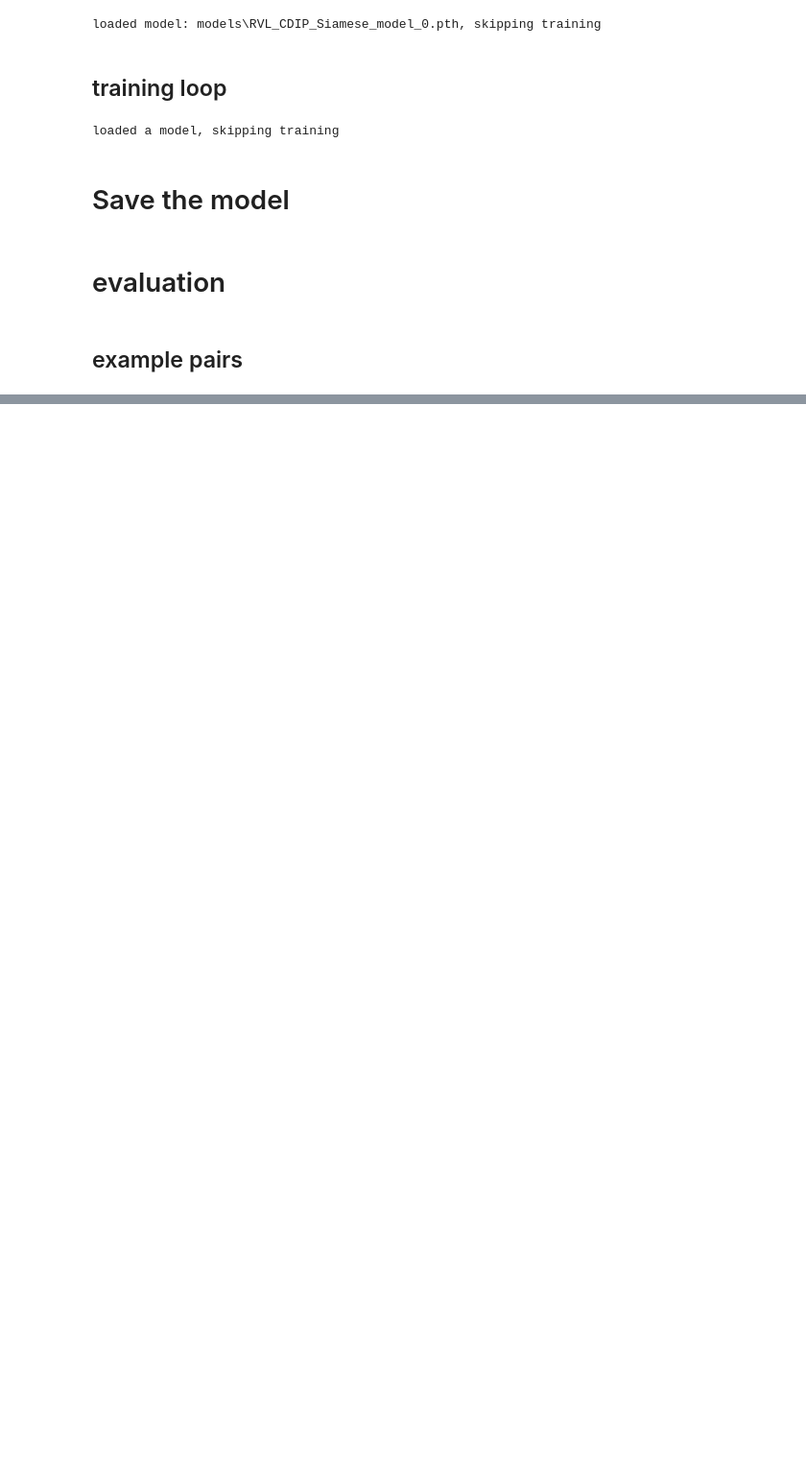
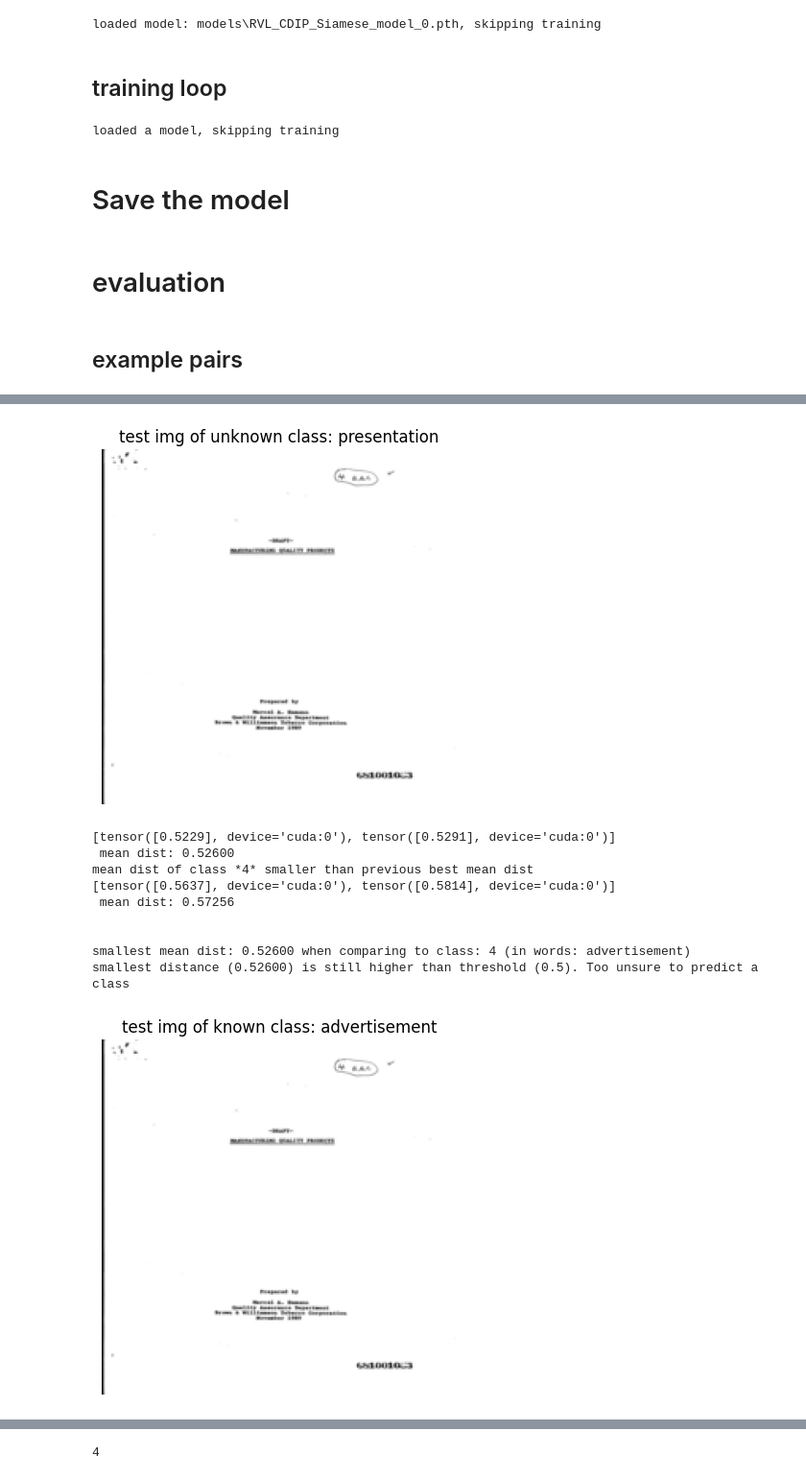
Before and after one commit to lucahuen/bachelor_siamese_network, a Jupyter notebook: rvl_cdip_siamese_network.ipynb, the cells around one changed output, grey strips where cells are left out. Shown at 96% size. Cells and saved outputs as stored; diff of their text form; code cells hidden in the pictures; blank space fills up the shorter version.

Commit message:
class predicting start

```diff
--- a/rvl_cdip_siamese_network.ipynb
+++ b/rvl_cdip_siamese_network.ipynb
@@ -644,0 +694,8 @@ Overall accuracy: 73.72%
+# %%
+print(ALLOWED_CLASSES)
+# TODO: automatically create datasets depending on allowed classes
+advertisement_data = TemplateDatasetOfClass(4, max_samples_per_class=2, transform=transform)
+filefolder_data = TemplateDatasetOfClass(8, max_samples_per_class=2, transform=transform)
+presentation_data = TemplateDatasetOfClass(12, max_samples_per_class=10, transform=transform)
+
+known_class_datasets = [advertisement_data, filefolder_data]
@@ -644,0 +724,70 @@ Overall accuracy: 73.72%
+# %%
+def predict_class_of_img(model: nn.Module, img, known_class_datasets, threshold=0.5):
+    assert img.shape == torch.Size(
+        [1, 1, 224, 224]), "image shape must be [1, 1, 224, 224], hint: an unsqueeze(0) could fix it"
+    model.eval()
+
+    best_class = None
+    best_mean_dist = float("inf")
+
+    with torch.inference_mode():
+        for cls_data in known_class_datasets:
+            # print(cls_data.get_class())
+            cls_data_dists = []
+            for img2 in cls_data.get_all_items():
+                # print(img.shape)
+                # print(img2.shape)
+                img2 = img2.unsqueeze(0)  # Batch dimension für model hinzufügen
+
+                img, img2 = img.to(device), img2.to(device)
+                emb1, emb2 = model(img, img2)
+                dists = F.pairwise_distance(emb1, emb2)
+
+                cls_data_dists.append(dists)
+
+                # print(dists)
+            print(cls_data_dists)
+            mean_dist = torch.cat(cls_data_dists, dim=0).mean().item()
+            print(f" mean dist: {mean_dist:.5f}")
+            if mean_dist <= best_mean_dist:
+                best_mean_dist = mean_dist
+                best_class = cls_data.get_class()
+                print(f"mean dist of class *{best_class}* smaller than previous best mean dist")
+        print(f"\n\nsmallest mean dist: {best_mean_dist:.5f} when comparing to class: {best_class} (in words: {class_names[best_class]})")
+        if best_mean_dist > threshold:
+            print(f"smallest distance ({best_mean_dist:.5f}) is still higher than threshold ({threshold}). Too unsure to predict a class")
+            return None
+        else:
+            print(f"smallest distance ({best_mean_dist:.5f}) smaller than threshold ({threshold}). Predicting class: {best_class} (in words: {class_names[best_class]})")
+            return best_class
+
+
+# for img in new_class_data.get_items_of_class(12):
+#     predict_class_of_img(net, img, templates_data)
+
+
+unknown_class_img = presentation_data.get_all_items()[0]
+plt.title("test img of unknown class: presentation")
+plt.imshow(unknown_class_img.squeeze(), cmap="gray")
+plt.axis("off")
+plt.show()
+predict_class_of_img(net, unknown_class_img.unsqueeze(0), known_class_datasets)
+
+known_class_img = advertisement_data.get_all_items()[0]
+plt.title("test img of known class: advertisement")
+plt.imshow(unknown_class_img.squeeze(), cmap="gray")
+plt.axis("off")
+plt.show()
+predict_class_of_img(net, known_class_img.unsqueeze(0), known_class_datasets)
+# %% [output]
+[figure, added]
+[tensor([0.5229], device='cuda:0'), tensor([0.5291], device='cuda:0')]
+ mean dist: 0.52600
+mean dist of class *4* smaller than previous best mean dist
+[tensor([0.5637], device='cuda:0'), tensor([0.5814], device='cuda:0')]
+ mean dist: 0.57256
+
+
+smallest mean dist: 0.52600 when comparing to class: 4 (in words: advertisement)
+smallest distance (0.52600) is still higher than threshold (0.5). Too unsure to predict a class
+[figure, added]
@@ -644,0 +803 @@ Overall accuracy: 73.72%
+4
```
Also changed, not shown: parts of 19 cells of this notebook, 1 other file.
